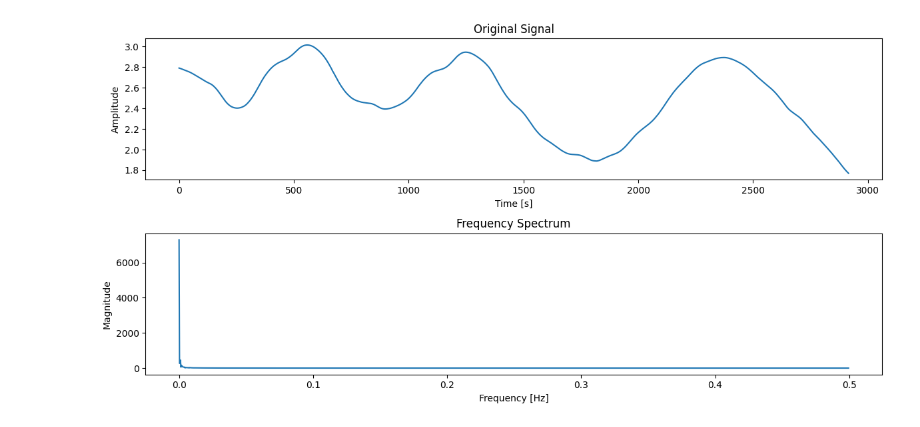
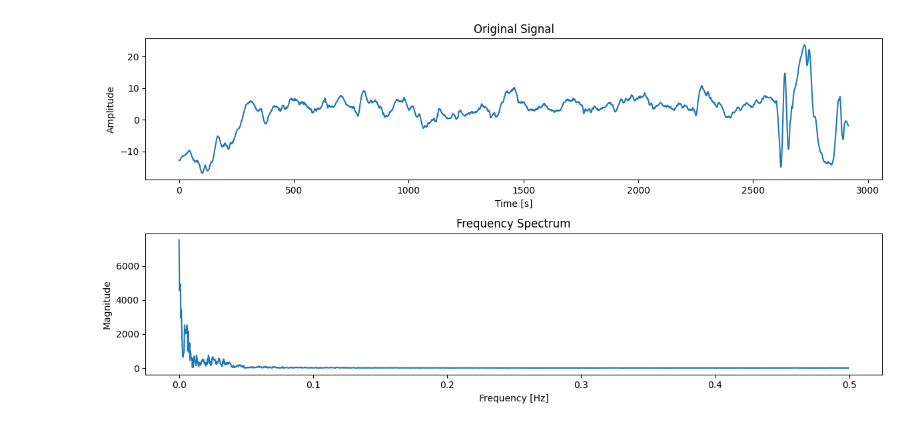
Before and after one commit to AidaTheShip/cyr-wheel, a Jupyter notebook: Data_analysis/adam_test.ipynb, the cells around one changed output. Drawn from its saved outputs; the diff is of its cells as text; code cells hidden in the pictures.

```diff
--- a/Data_analysis/adam_test.ipynb
+++ b/Data_analysis/adam_test.ipynb
@@ -65,0 +66,39 @@ Shape (2917, 3)
+# %%
+
+trial_number = 22
+tracker1 = "Right_Knee_Angles"
+tracker2 = "Left_Knee_Angles"
+mat_data = sci.loadmat('./data/Trial22 Kinematics.mat')
+
+
+right_data = mat_data["Right_Knee_Angles"][0][0]
+left_data = mat_data["Left_Knee_Angles"][0][0]
+# print(data)
+time_passed = len(right_data)
+time = range(time_passed)
+
+# print(time)
+fig, axs = plt.subplots(4,1)
+for i in range(3):
+
+    axs[i].plot(time, right_data.T[i], color = "red")
+    axs[i].plot(time, left_data.T[i], color = "blue")
+    axs[i].set_title(["x","y","z"][i])
+
+axs[3].plot(time, np.sqrt(right_data.T[0]**2 + right_data.T[1]**2 + right_data.T[2]**2), color = "red")
+axs[3].plot(time, np.sqrt(left_data.T[0]**2 + left_data.T[1]**2 + left_data.T[2]**2),color = "blue")
+axs[3].set_title("magnitude")
+plt.xlabel("Time")
+plt.ylabel("angle")
+plt.legend(['right', 'left'])
+
+plt.tight_layout()
+plt.savefig(f"Trial {trial_number} {tracker}")
+plt.show()
+
+# # # Accessing Center Of Mass Data
+# print(mat_data[keys[-1]])
+
+
+# # # # Printing the data raw.
+# # # print(mat_data)
@@ -66,33 +113,33 @@ Shape (2917, 3)
 # %%
-signal = data.T[1]
+signal = data.T[2]
 
 # Step 1: Calculate the sampling rate from the time array
 T = time[1] - time[0]  # Sampling interval (assuming uniform sampling)
 sampling_rate = 1.0 / T  # Sampling rate in Hz
 N = len(signal)  # Length of the signal
 
 # Step 2: Perform FFT
 fft_result = np.fft.fft(signal)
 freqs = np.fft.fftfreq(N, T)
 
 # Step 3: Plot the original signal and its frequency spectrum
 plt.figure(figsize=(12, 6))
 
 # Plot the original signal in time domain
 plt.subplot(2, 1, 1)
 plt.plot(time, signal)
 plt.title('Original Signal')
 plt.xlabel('Time [s]')
 plt.ylabel('Amplitude')
 
 # Plot the frequency spectrum (magnitude)
 plt.subplot(2, 1, 2)
 plt.plot(freqs[:N//2], np.abs(fft_result[:N//2]))  # Only positive frequencies
 plt.title('Frequency Spectrum')
 plt.xlabel('Frequency [Hz]')
 plt.ylabel('Magnitude')
 
 plt.tight_layout()
 plt.show()
 # %% [output]
-[figure, old version]
+[figure, new version]
```
Also changed, not shown: parts of 4 cells of this notebook, 3 other files.
